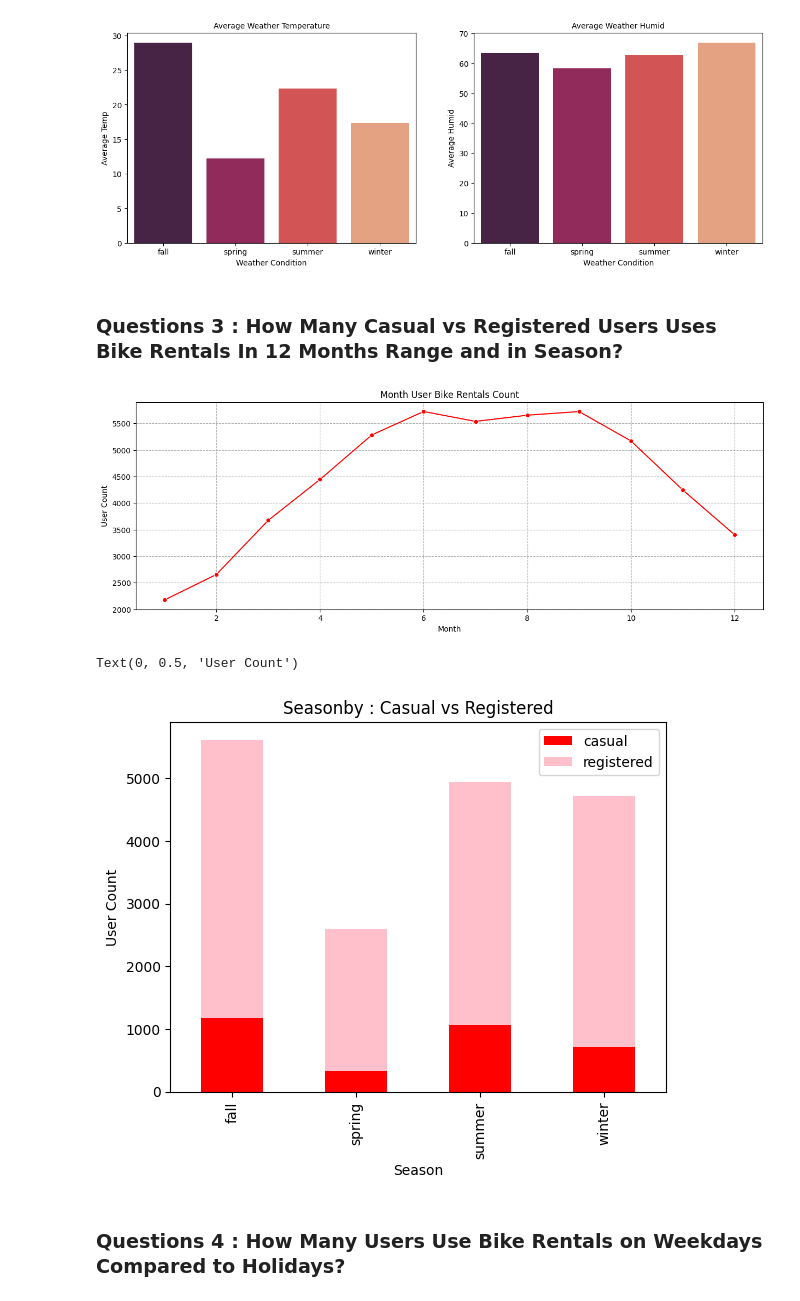
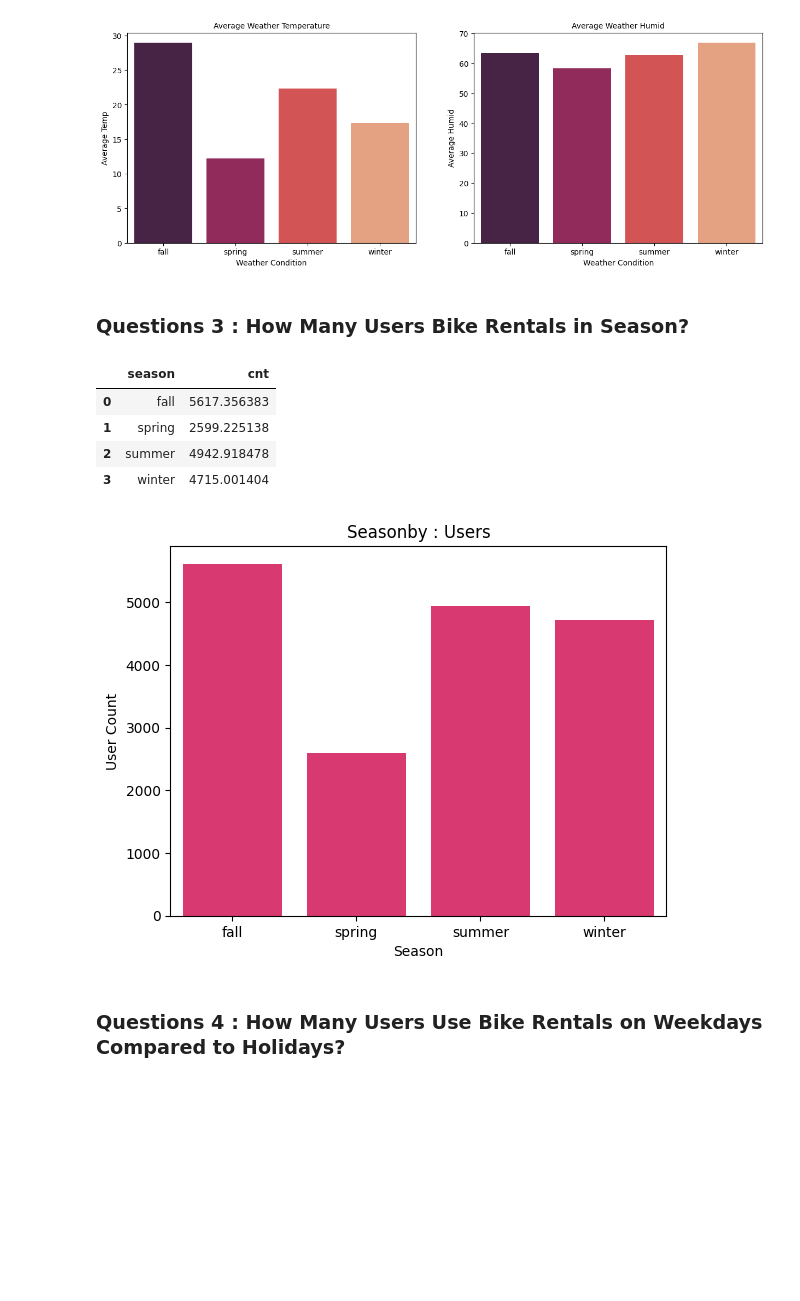
Before and after one commit to dmareee/EDA_Practice, a Jupyter notebook: notebook.ipynb, the cells around one changed output. Saved outputs shown, nothing was run; the diff lists cells and outputs as text; code cells hidden in the pictures; blank space fills up the shorter version.

```diff
--- a/notebook.ipynb
+++ b/notebook.ipynb
@@ -391,7 +391,7 @@ rent_hourly["atemp"] = rent_hourly["atemp"] * 50
 rent_hourly["hum"] = rent_hourly["hum"] * 100
 rent_hourly["windspeed"] = rent_hourly["windspeed"] * 67
 # %%
-rent_daily['yr'] = rent_daily['dteday'].dt.year
+rent_daily.yr = rent_daily.dteday.dt.year
 rent_daily.head()
 # %% [output]
 |  | instant | dteday | season | yr | mnth | holiday | weekday | workingday | weathersit | temp | ... |
@@ -596,8 +599,6 @@ univariate_analisis(rent_hourly, numeric_cols)
 # %% [markdown]
 ### Bivariate Analysis
 # %%
-seasonby = rent_daily.groupby(by='season').agg({
-    'casual' : 'mean',
-    'registered' : 'mean'})
+seasonby = rent_daily.groupby(by='season').cnt.mean().reset_index()
 seasonby
 # %% [output]
@@ -817,29 +836,25 @@ Passing `palette` without assigning `hue` is deprecated and will be removed in v
 Text(0, 0.5, 'Average Humid')
 [figure]
 # %% [markdown]
-### Questions 3 : How Many Casual vs Registered Users Uses Bike Rentals In 12 Months Range and in Season?
+### Questions 3 : How Many Users Bike Rentals in Season?
-# %%
-plt.figure(figsize=(15, 5))
-sns.lineplot(monthly_count_user, x='mnth', y='cnt', color='red',  marker='o')
-
-plt.title('Month User Bike Rentals Count')
-plt.grid(True, which='major', axis='both', linestyle='--')
-plt.xlabel('Month')
-plt.ylabel('User Count')
-plt.show()
-# %% [output]
-[figure, removed]
+# %%
+seasonby
+# %% [output]
+|  | season | cnt |
+| 0 | fall | 5617.356383 |
+| 1 | spring | 2599.225138 |
+| 2 | summer | 4942.918478 |
+| 3 | winter | 4715.001404 |
 # %%
-# create stacked bar chart for students DataFrame
-seasonby.plot(kind='bar', stacked=True, color=['red', 'pink'])
+sns.barplot(data=seasonby, x='season', y='cnt', color='#f31e68', errorbar=None)
 
 # Add Title and Labels
-plt.title('Seasonby : Casual vs Registered')
+plt.title('Seasonby : Users')
 plt.xlabel('Season')
 plt.ylabel('User Count')
+plt.show()
 # %% [output]
-Text(0, 0.5, 'User Count')
-[figure, old version]
+[figure, new version]
 # %% [markdown]
 ### Questions 4 : How Many Users Use Bike Rentals on Weekdays Compared to Holidays?
 # %%
```
Also changed, not shown: parts of 16 cells of this notebook, 3 other files.
